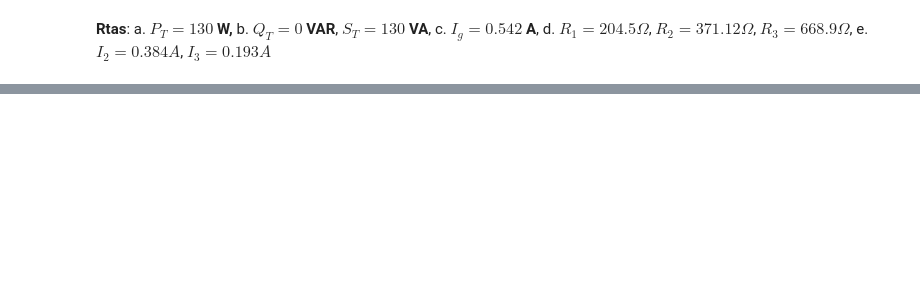
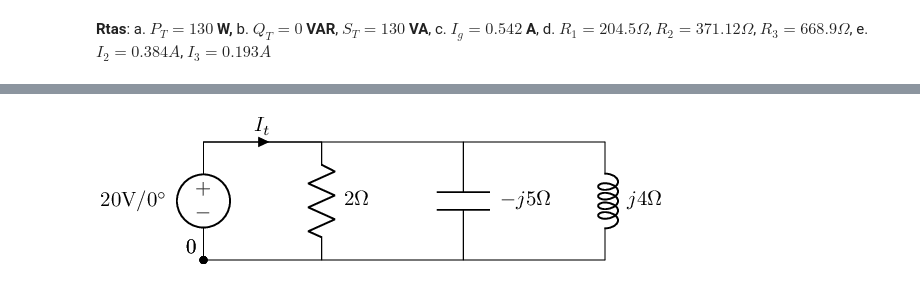
Before and after one commit to apuntes-interactivos/tc1, a Jupyter notebook: Prácticos/Practico 5/Trabajo práctico nº 5 parte B.ipynb, the cells around one changed output, grey strips where cells are left out. Saved outputs shown, nothing was run; the diff lists cells and outputs as text; code cells hidden in the pictures; blank space fills up the shorter version.

```diff
--- a/Prácticos/Practico 5/Trabajo práctico nº 5 parte B.ipynb
+++ b/Prácticos/Practico 5/Trabajo práctico nº 5 parte B.ipynb
@@ -79,0 +54,20 @@ c. Determine la corriente $I_f$
+# %%
+#
+import lcapy as ly
+ce3=ly.Circuit()
+ce3.add("""
+V _1 0; down, v={20V/0^\circ$}, l={}
+W1 _1 _1b; right, i={$I_t$}
+W2 0 _0b; right
+R _1b _0b 2; down, l={$2\Omega$}
+W3 _1b _1c; right, size=1.2,
+W4 _0b _0c; right
+C _1c _0c 0.2; down, l={$-j5\Omega$}
+W5 _1c _1d; right, size=1.2
+W6 _0c _0d; right
+L _1d _0d 4; down, l={$j4\Omega$}
+""")
+
+ce3.draw()
+# %% [output]
+[figure, added]
```
Also changed, not shown: parts of 24 cells of this notebook, 5 other files.
